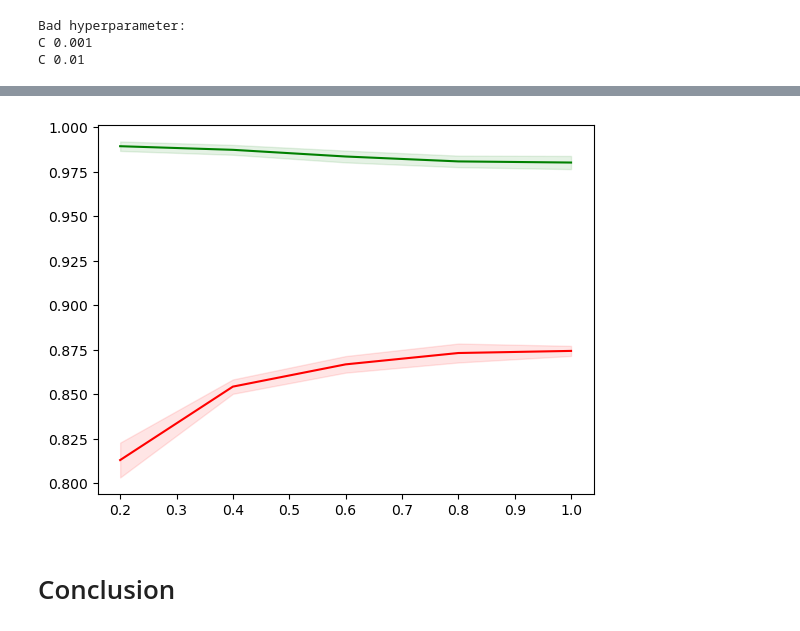
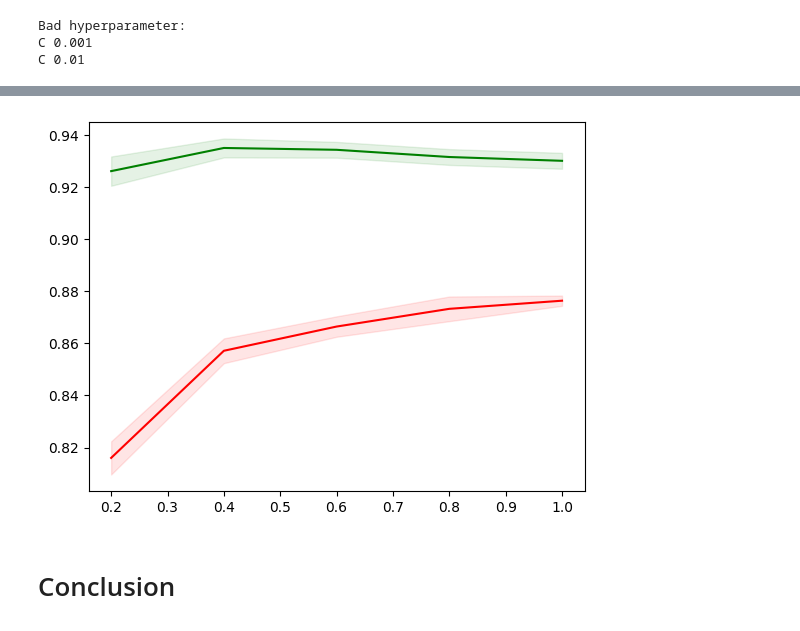
Before and after one commit to auphong2707/emotion-dectection-from-text, a Jupyter notebook: Softmax regression.ipynb, the cells around one changed output, grey strips where cells are left out. Saved outputs shown, nothing was run; the diff lists cells and outputs as text; code cells hidden in the pictures.

```diff
--- a/Softmax regression.ipynb
+++ b/Softmax regression.ipynb
@@ -281,8 +306,8 @@ dict_param = {
     'l1_ratio' : np.linspace(0.1, 0.9, 5)
 }
 
-lr_model = LogisticRegression(penalty='elasticnet', solver='saga', multi_class='ovr')
-grid_search = GridSearchCV(lr_model, dict_param, scoring='accuracy', cv=5, n_jobs=-1)
+softmax_model = LogisticRegression(penalty='elasticnet', solver='saga', multi_class='multinomial')
+grid_search = GridSearchCV(softmax_model, dict_param, scoring='accuracy', cv=5, n_jobs=-1)
 grid_search.fit(X_train, y_train)
 # %% [output]
 GridSearchCV(cv=5,
@@ -316,8 +341,8 @@ dict_param = {
     'l1_ratio' : np.linspace(0.1, 0.9, 5)
 }
 
-lr_model = LogisticRegression(penalty='elasticnet', solver='saga', multi_class='ovr')
-grid_search = GridSearchCV(lr_model, dict_param, scoring='accuracy', cv=5, n_jobs=-1)
+softmax_model = LogisticRegression(penalty='elasticnet', solver='saga', multi_class='multinomial')
+grid_search = GridSearchCV(softmax_model, dict_param, scoring='accuracy', cv=5, n_jobs=-1)
 grid_search.fit(X_train, y_train)
 # %% [output]
 GridSearchCV(cv=5,
@@ -363,8 +388,8 @@ LogisticRegression(C=3.1622776601683795, l1_ratio=0.9, multi_class='ovr',
 # %%
-best_en_lr_model = LogisticRegression(C=3.1622776601683795, l1_ratio=0.9, multi_class='ovr',
+best_en_softmax_model = LogisticRegression(C=1, l1_ratio=0.9, multi_class='multinomial',
                    penalty='elasticnet', solver='saga')
 # %%
-best_en_lr_model.fit(X_train, y_train)
-evaluate_model(best_en_lr_model, X_train, X_test, y_train, y_test, include_training=True)
+best_en_softmax_model.fit(X_train, y_train)
+evaluate_model(best_en_softmax_model, X_train, X_test, y_train, y_test, include_training=True)
 # %% [output]
 Score of on train are:
@@ -380,7 +405,7 @@ Score of on test are:
 # %%
-draw_learning_curve(best_en_lr_model, X_train, y_train)
+draw_learning_curve(best_en_softmax_model, X_train, y_train)
 # %% [output]
-[figure, old version]
+[figure, new version]
 # %% [markdown]
 # Conclusion
 # %% [markdown]
```
Also changed, not shown: parts of 34 cells of this notebook.
